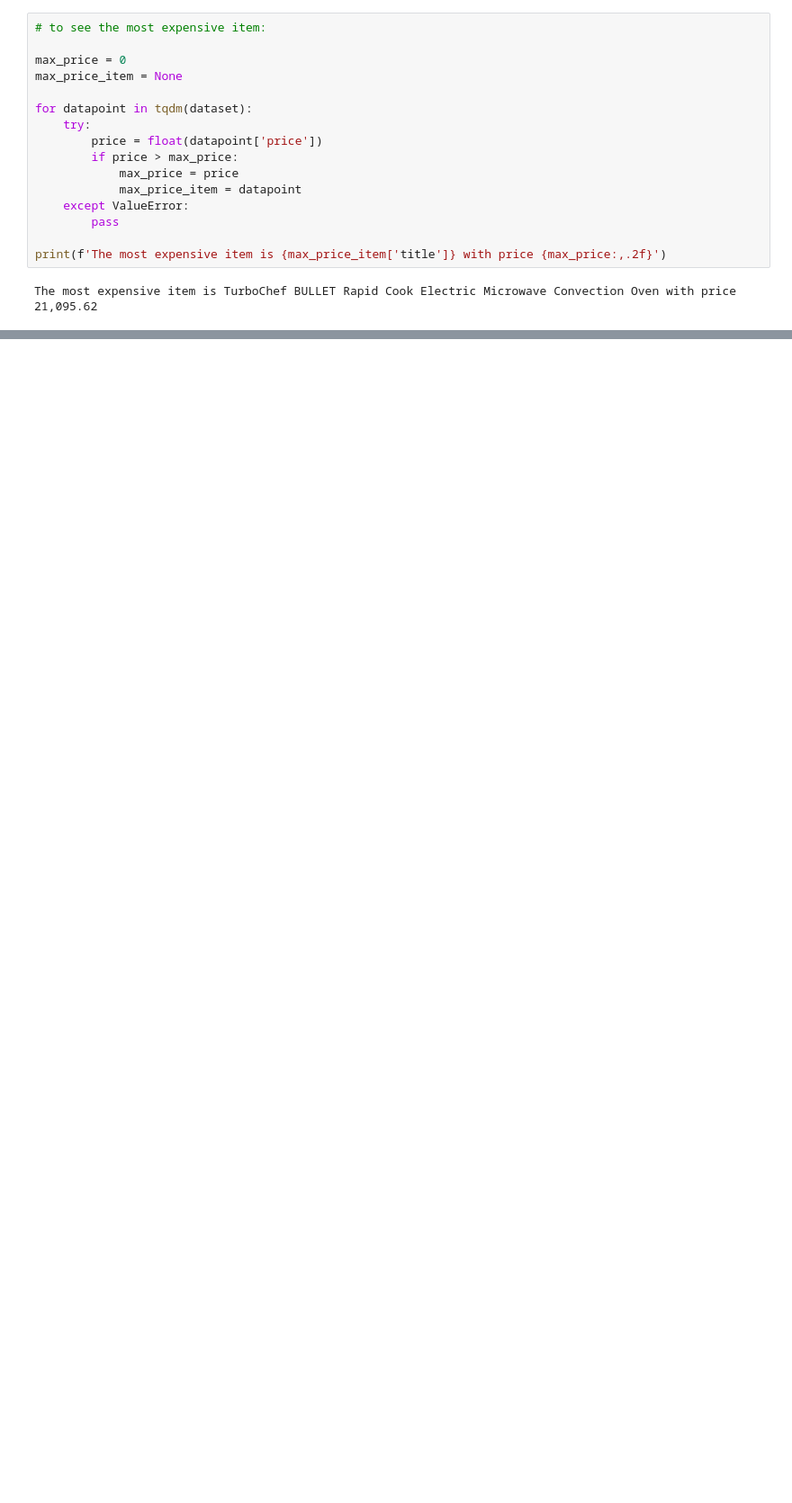
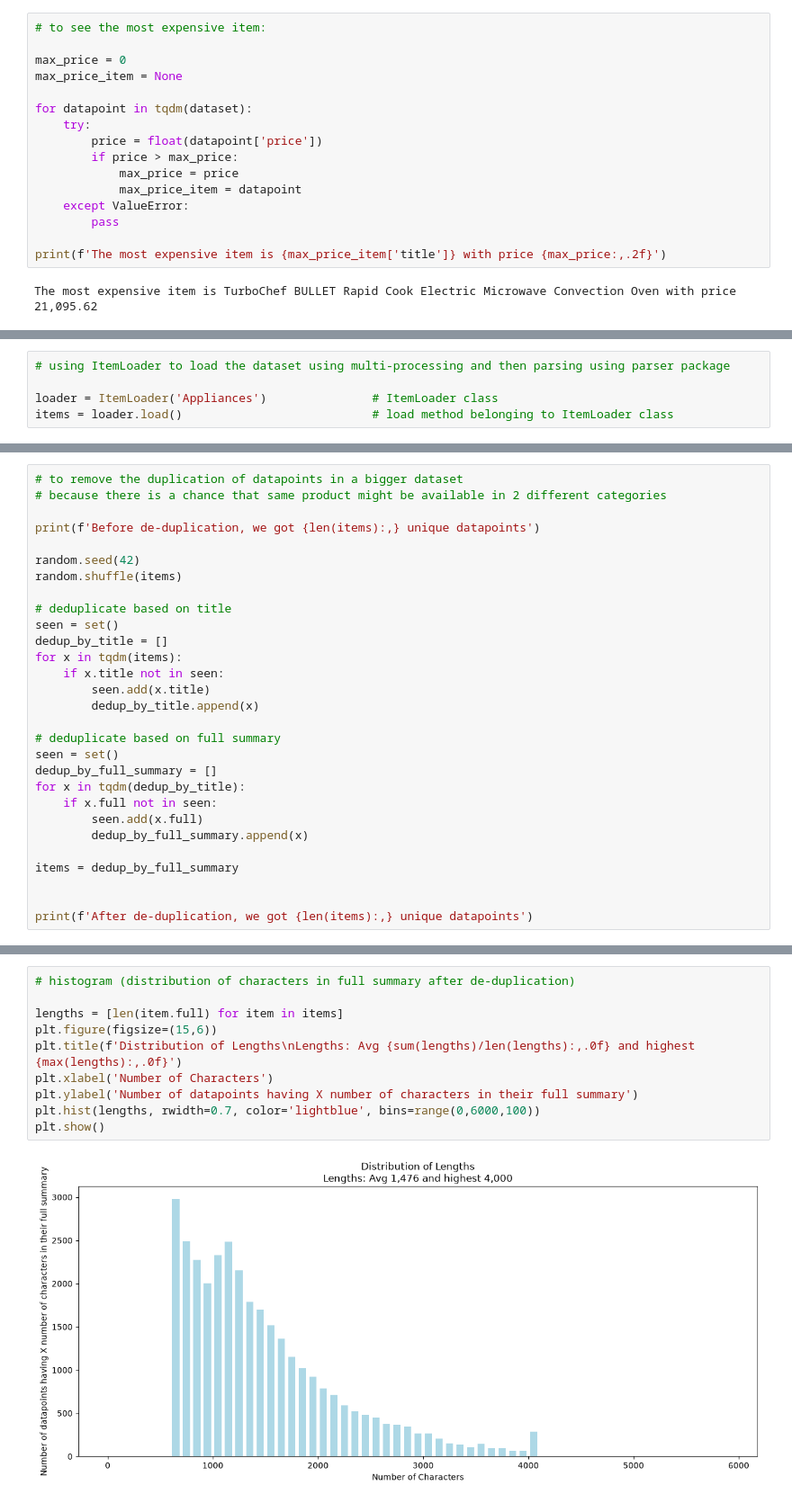
Before and after one commit to doralalam/llm-engineering, a Jupyter notebook: 006_week/day_1/051_data_curation.ipynb, the cells around one changed output, grey strips where cells are left out. Shown at 90% size. Saved outputs shown, nothing was run; the diff lists cells and outputs as text; blank space fills up the shorter version.

```diff
--- a/006_week/day_1/051_data_curation.ipynb
+++ b/006_week/day_1/051_data_curation.ipynb
@@ -118,0 +200,5 @@ The most expensive item is TurboChef BULLET Rapid Cook Electric Microwave Convec
+# %%
+# using ItemLoader to load the dataset using multi-processing and then parsing using parser package
+
+loader = ItemLoader('Appliances')               # ItemLoader class
+items = loader.load()                           # load method belonging to ItemLoader class
@@ -118,0 +254,29 @@ The most expensive item is TurboChef BULLET Rapid Cook Electric Microwave Convec
+# %%
+# to remove the duplication of datapoints in a bigger dataset
+# because there is a chance that same product might be available in 2 different categories
+
+print(f'Before de-duplication, we got {len(items):,} unique datapoints')
+
+random.seed(42)
+random.shuffle(items)
+
+# deduplicate based on title
+seen = set()
+dedup_by_title = []
+for x in tqdm(items):
+    if x.title not in seen:
+        seen.add(x.title)
+        dedup_by_title.append(x)
+
+# deduplicate based on full summary
+seen = set()
+dedup_by_full_summary = []
+for x in tqdm(dedup_by_title):
+    if x.full not in seen:
+        seen.add(x.full)
+        dedup_by_full_summary.append(x)
+
+items = dedup_by_full_summary
+
+
+print(f'After de-duplication, we got {len(items):,} unique datapoints')
@@ -118,0 +286,12 @@ The most expensive item is TurboChef BULLET Rapid Cook Electric Microwave Convec
+# %%
+# histogram (distribution of characters in full summary after de-duplication)
+
+lengths = [len(item.full) for item in items]
+plt.figure(figsize=(15,6))
+plt.title(f'Distribution of Lengths\nLengths: Avg {sum(lengths)/len(lengths):,.0f} and highest {max(lengths):,.0f}')
+plt.xlabel('Number of Characters')
+plt.ylabel('Number of datapoints having X number of characters in their full summary')
+plt.hist(lengths, rwidth=0.7, color='lightblue', bins=range(0,6000,100))
+plt.show()
+# %% [output]
+[figure, added]
```
Also changed, not shown: parts of 28 cells of this notebook.
